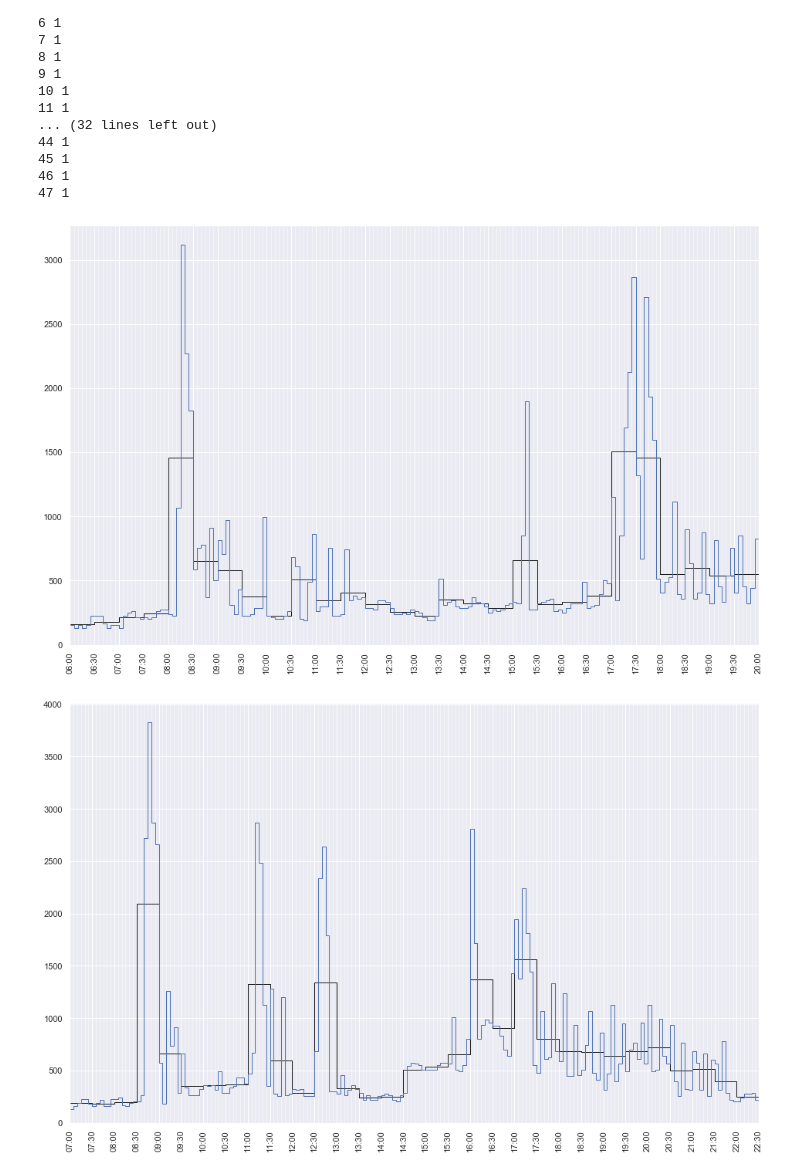
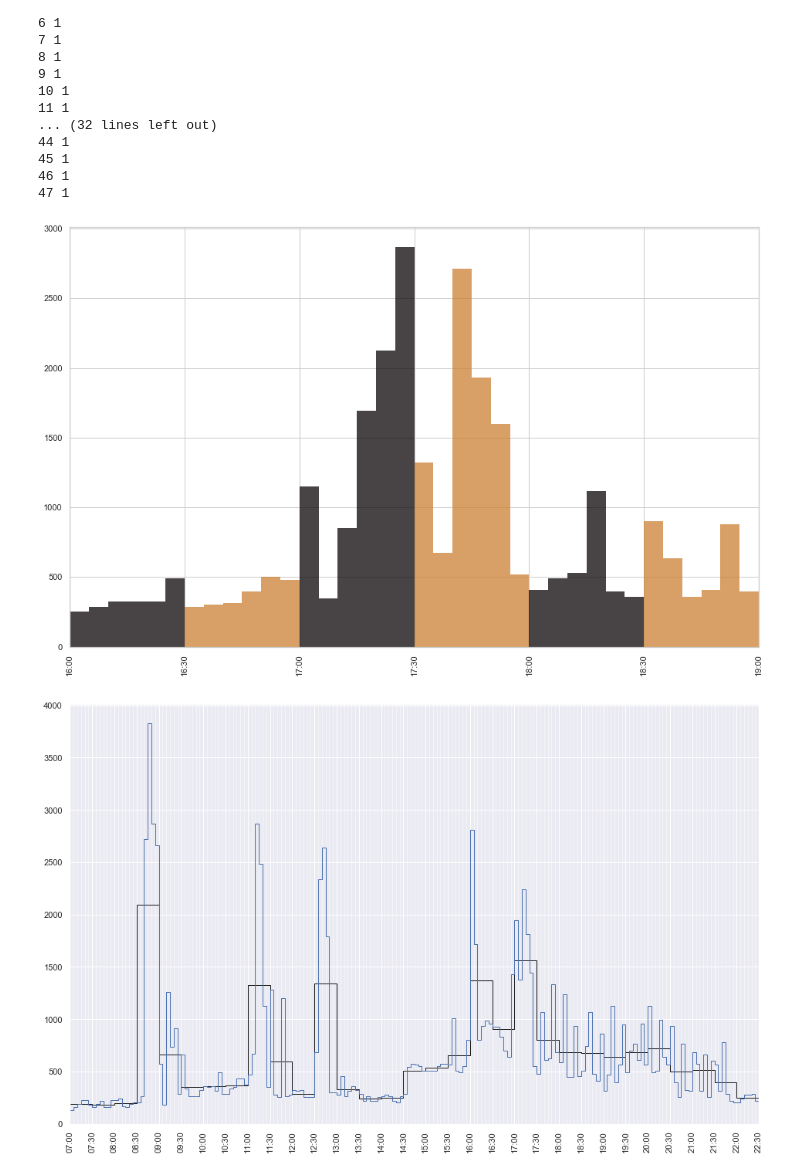
Before and after one commit to Hoops01/MeterDataAnalysis, a Jupyter notebook: MeterDataExtract.ipynb, the cells around one changed output. Drawn from its saved outputs; the diff is of its cells as text; code cells hidden in the pictures.

```diff
--- a/MeterDataExtract.ipynb
+++ b/MeterDataExtract.ipynb
@@ -64,10 +64,10 @@ def get_data(filename):
 # %%
 def get_data(filename):
 
-    dateparse = lambda x: datetime.strptime(x, '%Y-%m-%d %H:%M:%S')
+#     dateparse = lambda x: datetime.strptime(x, '%Y-%m-%d %H:%M:%S')
 
 
-    df = pd.read_csv(filename, parse_dates=[0], date_parser=dateparse)
+    df = pd.read_csv(filename, parse_dates=[0], dayfirst=True)#, date_parser=dateparse)
     df['datetime'] = df.datetime_utc + timedelta(hours=10)
     df.drop('datetime_utc', axis=1, inplace=True)
     df = df.set_index('datetime')
@@ -80,6 +80,8 @@ def get_data(filename):
 
 files = ['powerpal_data_00016633_20210415_20210714.csv',
         'powerpal_data_00016633_20210608_20210907.csv',
+         'powerpal_data_00016633_20210906_20211206.csv',
+         'powerpal_data_00016633_20211022_20220120.csv',
         ]
 
 df_list = []
@@ -159,0 +251,7 @@ to_columnwise(df_30min)
+# %%
+sns.set_style("whitegrid")
+n = 60
+ax = (2*df_30min_daily[-n:]).T.plot(figsize=(12,8), legend=False, color='grey', lw=0.25)
+ax =(2*df_30min_daily[:]).mean().plot(color='blue')
+ax = (2*df_30min_daily[-n:]).sample(1).T.plot(ax=ax, color='red')
+common_timeseriesplot(ax)
@@ -556,11 +674,11 @@ for i in range(48):
 46 1
 47 1
 # %%
-startdate = dt.datetime(2021,9,6,6)
-enddate = dt.datetime(2021,9,6,20)
+startdate = dt.datetime(2021,9,6,16)
+enddate = dt.datetime(2021,9,6,19)
 plot_time(startdate, enddate);
 # %% [output]
-[figure, old version]
+[figure, new version]
 # %%
 startdate = dt.datetime(2021,8,14,7)
 enddate = dt.datetime(2021,8,14,22,30)
```
Also changed, not shown: parts of 36 cells of this notebook.
